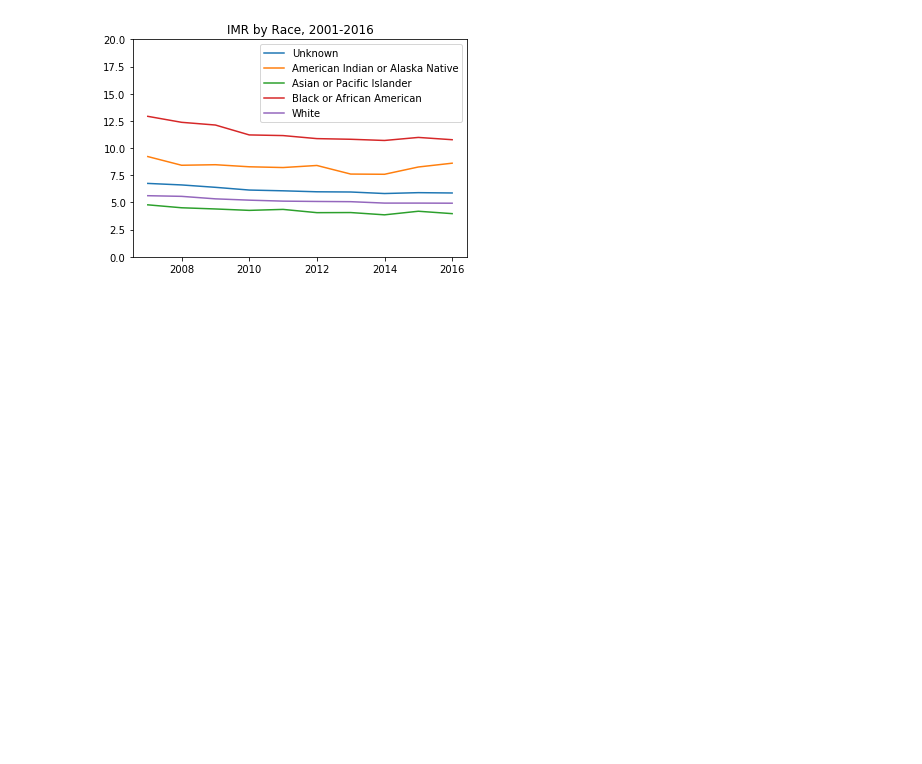
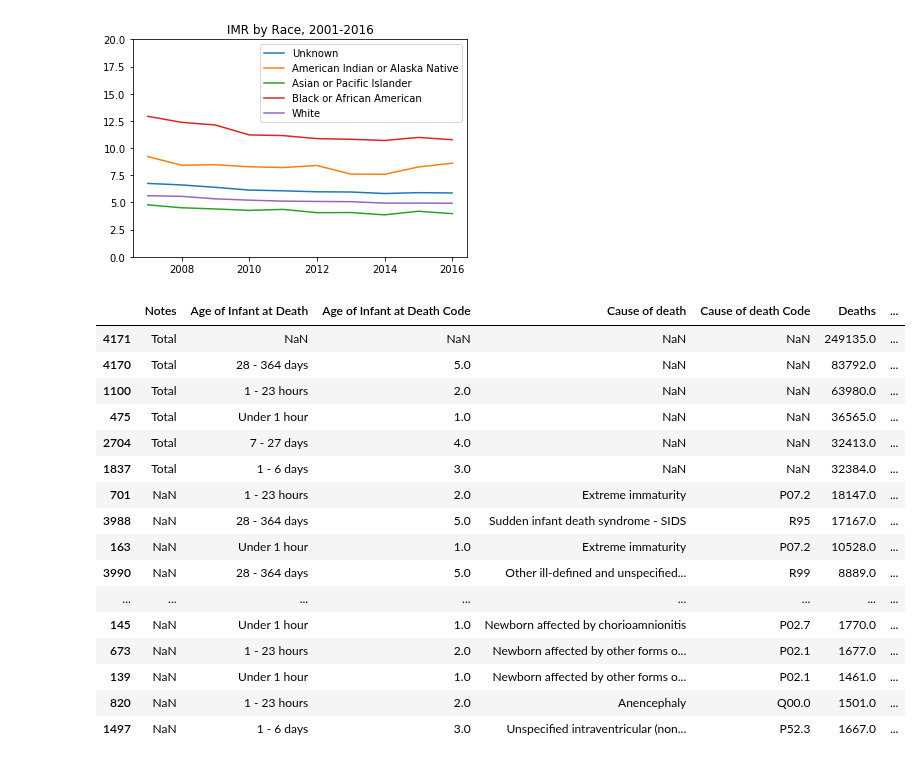
Before and after one commit to jasminajovanovic/IMR, a Jupyter notebook: IMR.ipynb, the cells around one changed output. Drawn from its saved outputs; the diff is of its cells as text; code cells hidden in the pictures; blank space fills up the shorter version.

```diff
--- a/IMR.ipynb
+++ b/IMR.ipynb
@@ -142,0 +177,22 @@ Text(0.5, 1.0, 'IMR by Race, 2001-2016')
+# %%
+# Death Rate by age
+dfImrByAgeByCause = pd.read_csv("./IMR by age by cause, 2007-2016.txt", sep='\t')
+dfImrByAgeByCause.sort_values(by='Death Rate', ascending=False).head(30)
+# %% [output]
+|  | Notes | Age of Infant at Death | Age of Infant at Death Code | Cause of death | Cause of death Code | Deaths | ... |
+| 4171 | Total | NaN | NaN | NaN | NaN | 249135.0 | ... |
+| 4170 | Total | 28 - 364 days | 5.0 | NaN | NaN | 83792.0 | ... |
+| 1100 | Total | 1 - 23 hours | 2.0 | NaN | NaN | 63980.0 | ... |
+| 475 | Total | Under 1 hour | 1.0 | NaN | NaN | 36565.0 | ... |
+| 2704 | Total | 7 - 27 days | 4.0 | NaN | NaN | 32413.0 | ... |
+| 1837 | Total | 1 - 6 days | 3.0 | NaN | NaN | 32384.0 | ... |
+| 701 | NaN | 1 - 23 hours | 2.0 | Extreme immaturity | P07.2 | 18147.0 | ... |
+| 3988 | NaN | 28 - 364 days | 5.0 | Sudden infant death syndrome - SIDS | R95 | 17167.0 | ... |
+| 163 | NaN | Under 1 hour | 1.0 | Extreme immaturity | P07.2 | 10528.0 | ... |
+| 3990 | NaN | 28 - 364 days | 5.0 | Other ill-defined and unspecified... | R99 | 8889.0 | ... |
+| ... | ... | ... | ... | ... | ... | ... | ... |
+| 145 | NaN | Under 1 hour | 1.0 | Newborn affected by chorioamnionitis | P02.7 | 1770.0 | ... |
+| 673 | NaN | 1 - 23 hours | 2.0 | Newborn affected by other forms o... | P02.1 | 1677.0 | ... |
+| 139 | NaN | Under 1 hour | 1.0 | Newborn affected by other forms o... | P02.1 | 1461.0 | ... |
+| 820 | NaN | 1 - 23 hours | 2.0 | Anencephaly | Q00.0 | 1501.0 | ... |
+| 1497 | NaN | 1 - 6 days | 3.0 | Unspecified intraventricular (non... | P52.3 | 1667.0 | ... |
```
Also changed, not shown: parts of 15 cells of this notebook, 2 other files.
